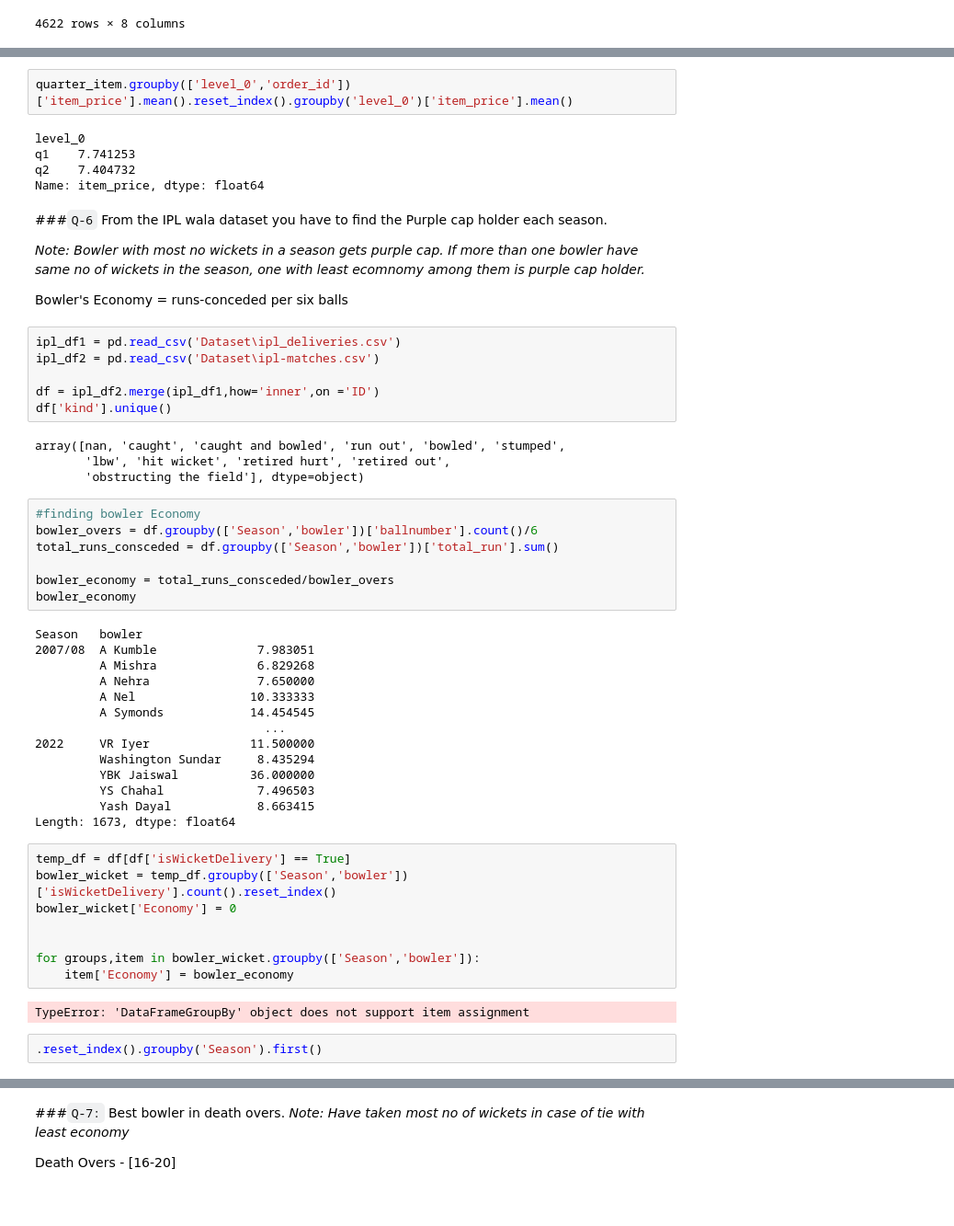
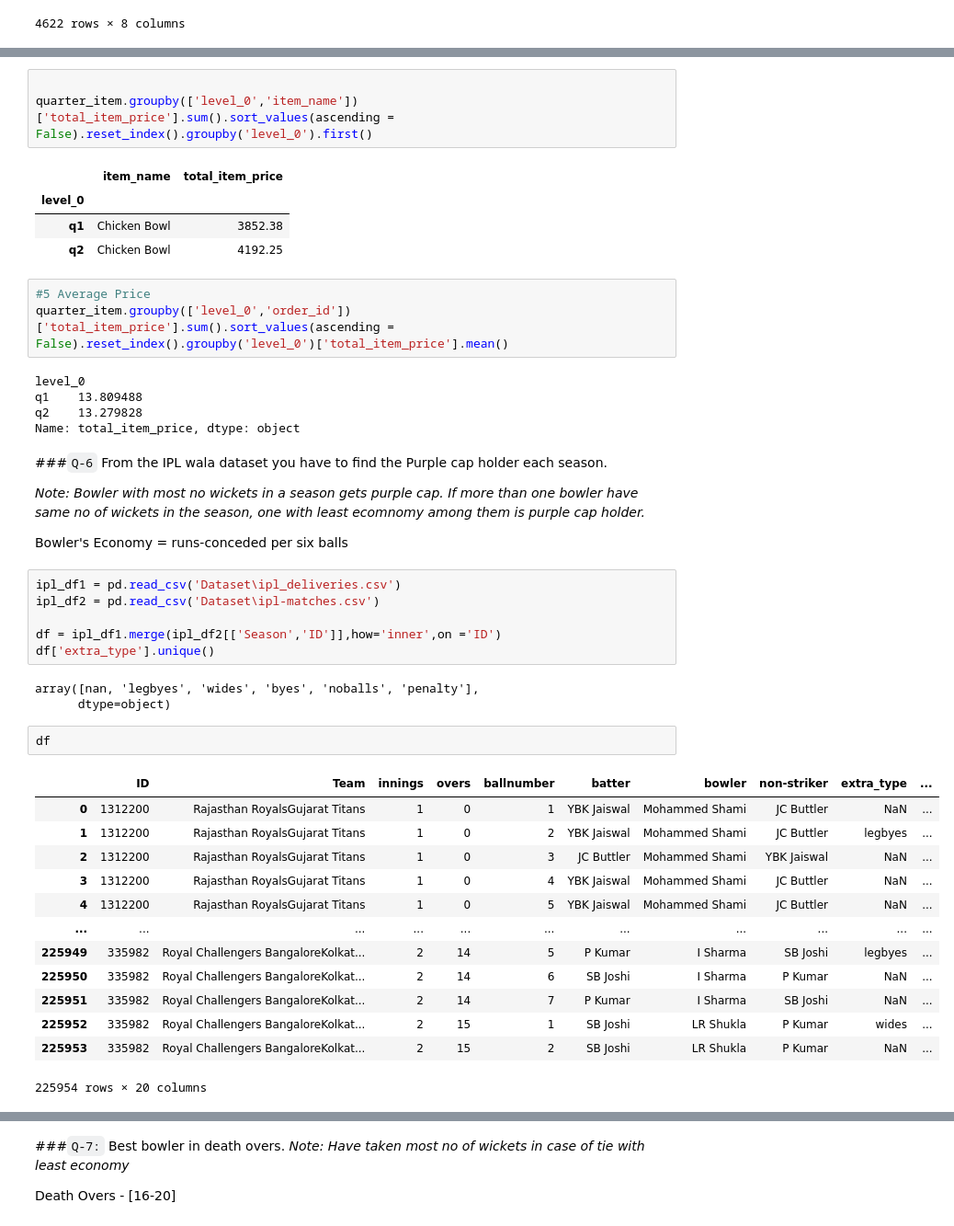
Before and after one commit to Axitk27/Machine-Learning, a Jupyter notebook: DSMP 1.0/Pandas/Exercise/Day 20.ipynb, the cells around one changed output, grey strips where cells are left out. Shown at 92% size. Cells and saved outputs as stored; diff of their text form.

```diff
--- a/DSMP 1.0/Pandas/Exercise/Day 20.ipynb
+++ b/DSMP 1.0/Pandas/Exercise/Day 20.ipynb
@@ -109,10 +106,19 @@ quarter_item.groupby(['level_0','item_name'])['item_price'].sum().reset_index().
+# %%
+
+quarter_item.groupby(['level_0','item_name'])['total_item_price'].sum().sort_values(ascending = False).reset_index().groupby('level_0').first()
+# %% [output]
+|  | item_name | total_item_price |
+| level_0 |  |  |
+| q1 | Chicken Bowl | 3852.38 |
+| q2 | Chicken Bowl | 4192.25 |
 # %%
-quarter_item.groupby(['level_0','order_id'])['item_price'].mean().reset_index().groupby('level_0')['item_price'].mean()
+#5 Average Price
+quarter_item.groupby(['level_0','order_id'])['total_item_price'].sum().sort_values(ascending = False).reset_index().groupby('level_0')['total_item_price'].mean()
 # %% [output]
 level_0
-q1    7.741253
-q2    7.404732
-Name: item_price, dtype: float64
+q1    13.809488
+q2    13.279828
+Name: total_item_price, dtype: object
 # %% [markdown]
 ###`Q-6` From the IPL wala dataset you have to find the Purple cap holder each season.
 
@@ -123,42 +129,24 @@ Bowler's Economy = runs-conceded per six balls
 ipl_df1 = pd.read_csv('Dataset\ipl_deliveries.csv')
 ipl_df2 = pd.read_csv('Dataset\ipl-matches.csv')
 
-df = ipl_df2.merge(ipl_df1,how='inner',on ='ID')
-df['kind'].unique()
+df = ipl_df1.merge(ipl_df2[['Season','ID']],how='inner',on ='ID')
+df['extra_type'].unique()
 # %% [output]
-array([nan, 'caught', 'caught and bowled', 'run out', 'bowled', 'stumped',
-       'lbw', 'hit wicket', 'retired hurt', 'retired out',
-       'obstructing the field'], dtype=object)
+array([nan, 'legbyes', 'wides', 'byes', 'noballs', 'penalty'],
+      dtype=object)
-# %%
-#finding bowler Economy
-bowler_overs = df.groupby(['Season','bowler'])['ballnumber'].count()/6
-total_runs_consceded = df.groupby(['Season','bowler'])['total_run'].sum()
-
-bowler_economy = total_runs_consceded/bowler_overs
-bowler_economy
-# %% [output]
-Season   bowler
-2007/08  A Kumble              7.983051
-         A Mishra              6.829268
-         A Nehra               7.650000
-         A Nel                10.333333
-         A Symonds            14.454545
-                                ...
-2022     VR Iyer              11.500000
-         Washington Sundar     8.435294
-         YBK Jaiswal          36.000000
-         YS Chahal             7.496503
-         Yash Dayal            8.663415
-Length: 1673, dtype: float64
-# %%
-temp_df = df[df['isWicketDelivery'] == True]
-bowler_wicket = temp_df.groupby(['Season','bowler'])['isWicketDelivery'].count().reset_index()
-bowler_wicket['Economy'] = 0
-
-
-for groups,item in bowler_wicket.groupby(['Season','bowler']):
-    item['Economy'] = bowler_economy
-# %% [output]
-TypeError: 'DataFrameGroupBy' object does not support item assignment
-# %%
-.reset_index().groupby('Season').first()
+# %%
+df
+# %% [output]
+|  | ID | Team | innings | overs | ballnumber | batter | bowler | non-striker | extra_type | ... |
+| 0 | 1312200 | Rajasthan RoyalsGujarat Titans | 1 | 0 | 1 | YBK Jaiswal | Mohammed Shami | JC Buttler | NaN | ... |
+| 1 | 1312200 | Rajasthan RoyalsGujarat Titans | 1 | 0 | 2 | YBK Jaiswal | Mohammed Shami | JC Buttler | legbyes | ... |
+| 2 | 1312200 | Rajasthan RoyalsGujarat Titans | 1 | 0 | 3 | JC Buttler | Mohammed Shami | YBK Jaiswal | NaN | ... |
+| 3 | 1312200 | Rajasthan RoyalsGujarat Titans | 1 | 0 | 4 | YBK Jaiswal | Mohammed Shami | JC Buttler | NaN | ... |
+| 4 | 1312200 | Rajasthan RoyalsGujarat Titans | 1 | 0 | 5 | YBK Jaiswal | Mohammed Shami | JC Buttler | NaN | ... |
+| ... | ... | ... | ... | ... | ... | ... | ... | ... | ... | ... |
+| 225949 | 335982 | Royal Challengers BangaloreKolkat... | 2 | 14 | 5 | P Kumar | I Sharma | SB Joshi | legbyes | ... |
+| 225950 | 335982 | Royal Challengers BangaloreKolkat... | 2 | 14 | 6 | SB Joshi | I Sharma | P Kumar | NaN | ... |
+| 225951 | 335982 | Royal Challengers BangaloreKolkat... | 2 | 14 | 7 | P Kumar | I Sharma | SB Joshi | NaN | ... |
+| 225952 | 335982 | Royal Challengers BangaloreKolkat... | 2 | 15 | 1 | SB Joshi | LR Shukla | P Kumar | wides | ... |
+| 225953 | 335982 | Royal Challengers BangaloreKolkat... | 2 | 15 | 2 | SB Joshi | LR Shukla | P Kumar | NaN | ... |
+225954 rows × 20 columns
```
Also changed, not shown: parts of 20 cells of this notebook, 2 other files.
